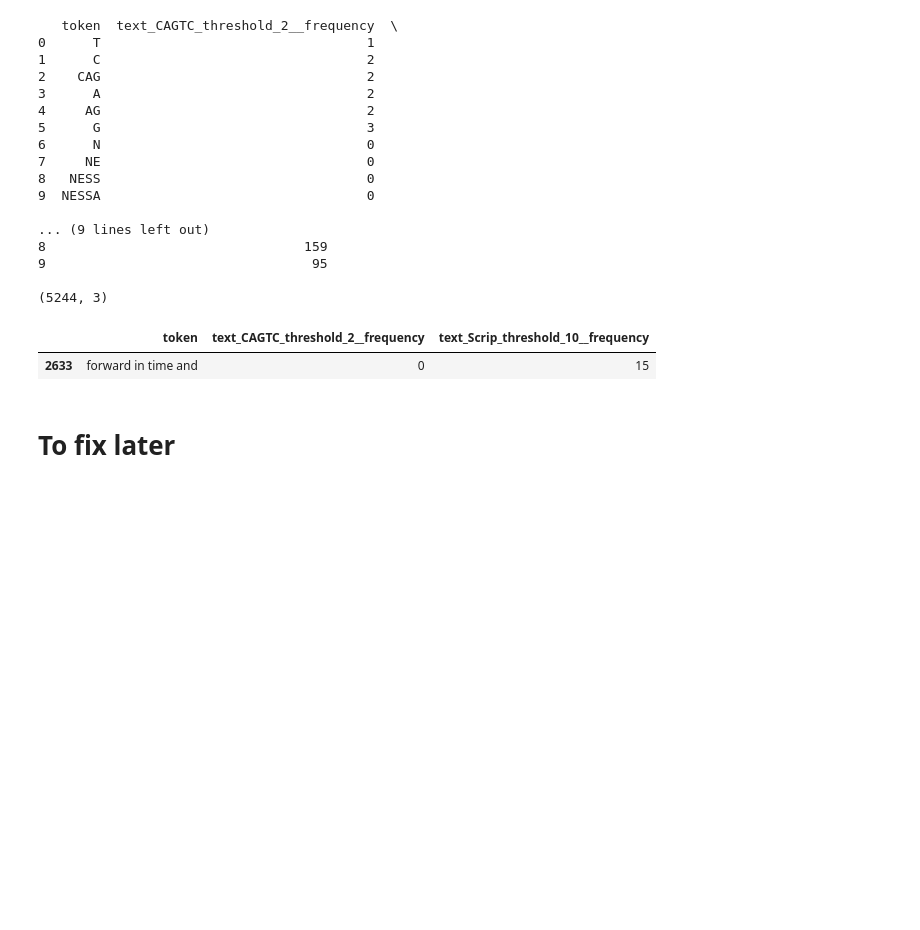
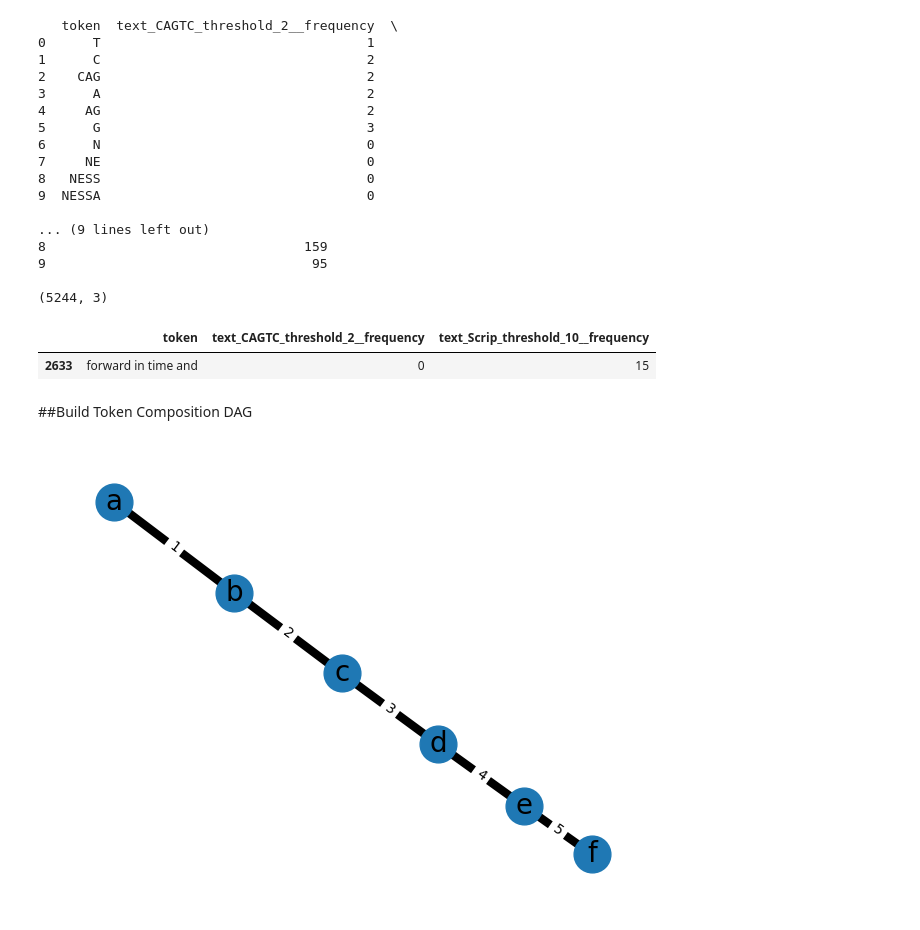
Before and after one commit to IsaacFigNewton/DAG-Based-Token-Representation, a Jupyter notebook: DAG_Encoding.ipynb, the cells around one changed output. Cells and saved outputs as stored; diff of their text form; code cells hidden in the pictures; blank space fills up the shorter version.

Commit message:
Gave up on em3 or whatever it was called for graph representations and started work on token composition DAG class

```diff
--- a/DAG_Encoding.ipynb
+++ b/DAG_Encoding.ipynb
@@ -267,5 +317,3 @@ longest_token
 # %% [output]
 |  | token | text_CAGTC_threshold_2__frequency | text_Scrip_threshold_10__frequency |
 | 2633 | forward in time and | 0 | 15 |
-# %% [markdown]
-# To fix later
@@ -281,0 +320,2 @@ longest_token
+# %% [markdown]
+##Build Token Composition DAG
@@ -281,0 +324,39 @@ longest_token
+# %%
+G = nx.Graph()
+CompositionDAGNode.edge_list = {
+    ("a", "b", 1),
+    ("b", "c", 2),
+    ("c", "d", 3),
+    ("d", "e", 4),
+    ("e", "f", 5),
+}
+for edge in CompositionDAGNode.edge_list:
+    G.add_edge(edge[0], edge[1], weight=edge[2])
+
+elarge = [(u, v) for (u, v, d) in G.edges(data=True) if d["weight"] > 0.5]
+esmall = [(u, v) for (u, v, d) in G.edges(data=True) if d["weight"] <= 0.5]
+
+pos = nx.spring_layout(G, seed=7)  # positions for all nodes - seed for reproducibility
+
+# nodes
+nx.draw_networkx_nodes(G, pos, node_size=700)
+
+# edges
+nx.draw_networkx_edges(G, pos, edgelist=elarge, width=6)
+nx.draw_networkx_edges(
+    G, pos, edgelist=esmall, width=6, alpha=0.5, edge_color="b", style="dashed"
+)
+
+# node labels
+nx.draw_networkx_labels(G, pos, font_size=20, font_family="sans-serif")
+# edge weight labels
+edge_labels = nx.get_edge_attributes(G, "weight")
+nx.draw_networkx_edge_labels(G, pos, edge_labels)
+
+ax = plt.gca()
+ax.margins(0.08)
+plt.axis("off")
+plt.tight_layout()
+plt.show()
+# %% [output]
+[figure, added]
```
Also changed, not shown: parts of 13 cells of this notebook.
